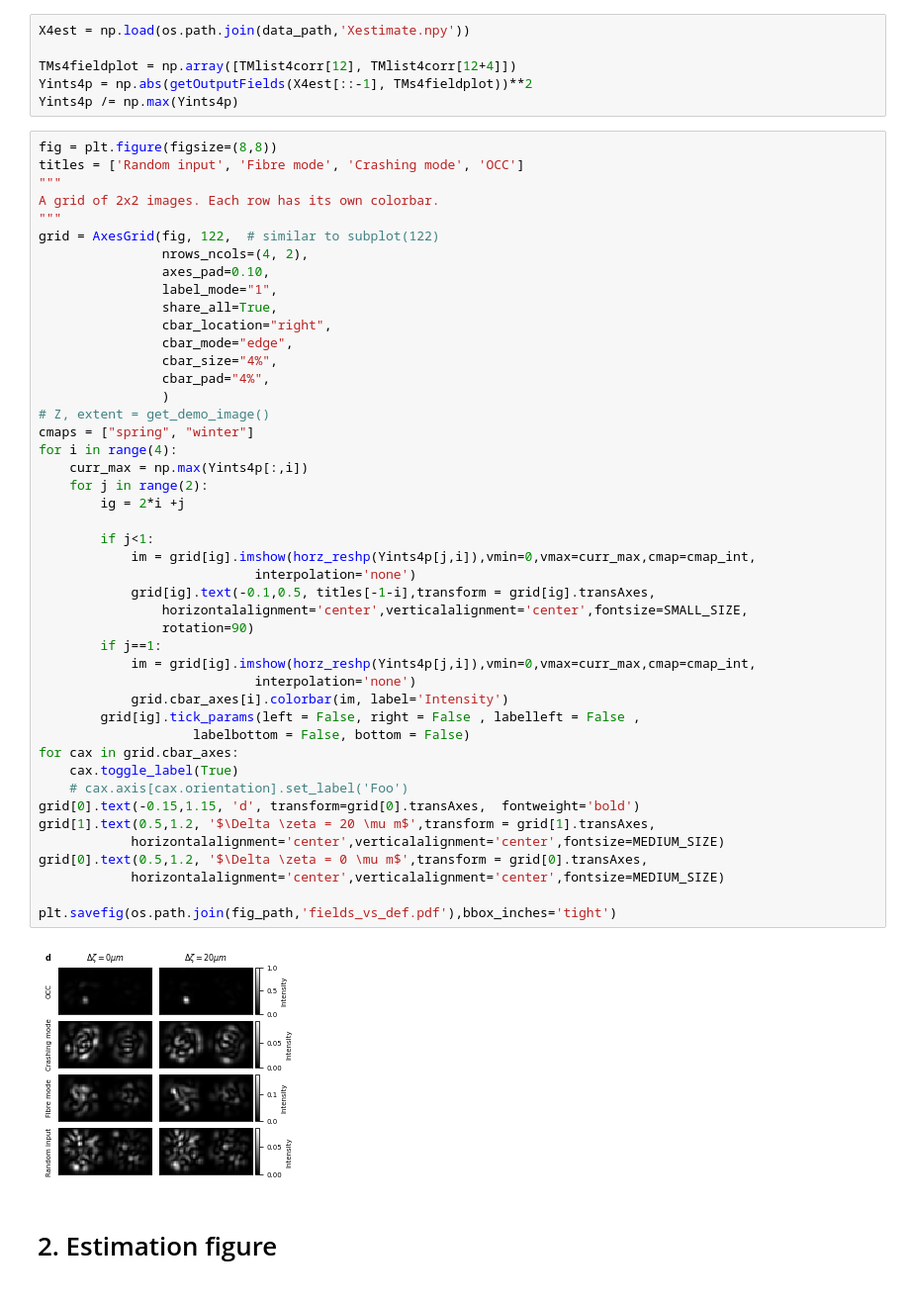
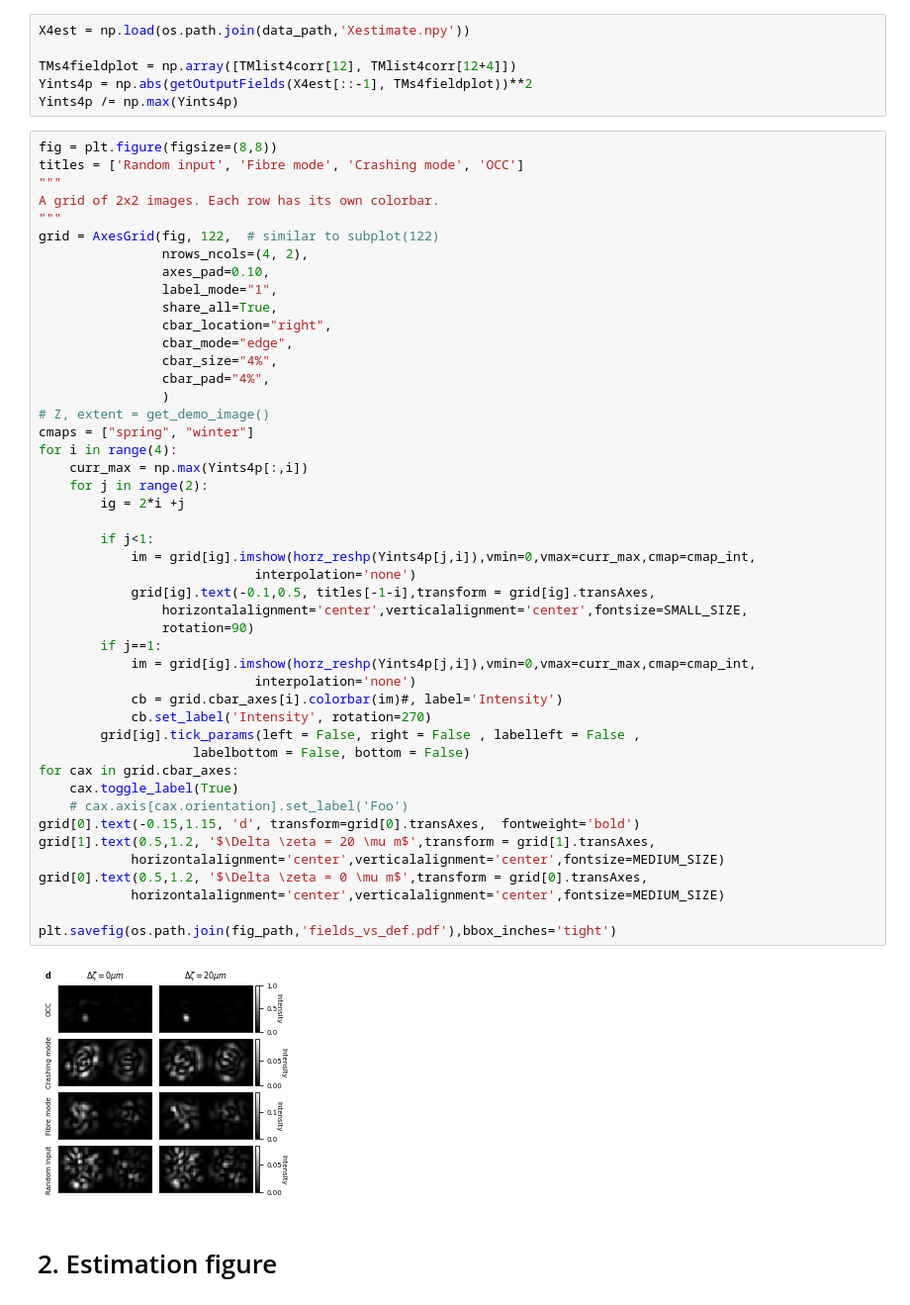
Before and after one commit to rodguti90/Article_PrecisionLimitTensorWFS, a Jupyter notebook: Crashing_disorder_figures.ipynb, the cells around one changed output. Shown at 99% size. Cells and saved outputs as stored; diff of their text form.

```diff
--- a/Crashing_disorder_figures.ipynb
+++ b/Crashing_disorder_figures.ipynb
@@ -330,35 +330,36 @@ grid = AxesGrid(fig, 122,  # similar to subplot(122)
                 )
 # Z, extent = get_demo_image()
 cmaps = ["spring", "winter"]
 for i in range(4):
     curr_max = np.max(Yints4p[:,i])
     for j in range(2):
         ig = 2*i +j
 
         if j<1:
             im = grid[ig].imshow(horz_reshp(Yints4p[j,i]),vmin=0,vmax=curr_max,cmap=cmap_int,
                             interpolation='none')
             grid[ig].text(-0.1,0.5, titles[-1-i],transform = grid[ig].transAxes,
                 horizontalalignment='center',verticalalignment='center',fontsize=SMALL_SIZE,
                 rotation=90)
         if j==1:
             im = grid[ig].imshow(horz_reshp(Yints4p[j,i]),vmin=0,vmax=curr_max,cmap=cmap_int,
                             interpolation='none')
-            grid.cbar_axes[i].colorbar(im, label='Intensity')
+            cb = grid.cbar_axes[i].colorbar(im)#, label='Intensity')
+            cb.set_label('Intensity', rotation=270)
         grid[ig].tick_params(left = False, right = False , labelleft = False ,
                     labelbottom = False, bottom = False)
 for cax in grid.cbar_axes:
     cax.toggle_label(True)
     # cax.axis[cax.orientation].set_label('Foo')
 grid[0].text(-0.15,1.15, 'd', transform=grid[0].transAxes,  fontweight='bold')
 grid[1].text(0.5,1.2, '$\Delta \zeta = 20 \mu m$',transform = grid[1].transAxes,
             horizontalalignment='center',verticalalignment='center',fontsize=MEDIUM_SIZE)
 grid[0].text(0.5,1.2, '$\Delta \zeta = 0 \mu m$',transform = grid[0].transAxes,
             horizontalalignment='center',verticalalignment='center',fontsize=MEDIUM_SIZE)
 
 plt.savefig(os.path.join(fig_path,'fields_vs_def.pdf'),bbox_inches='tight')
 # %% [output]
-[figure, old version]
+[figure, new version]
 # %% [markdown]
 # 2. Estimation figure
 # %%
```
Also changed, not shown: parts of 1 cell of this notebook.
